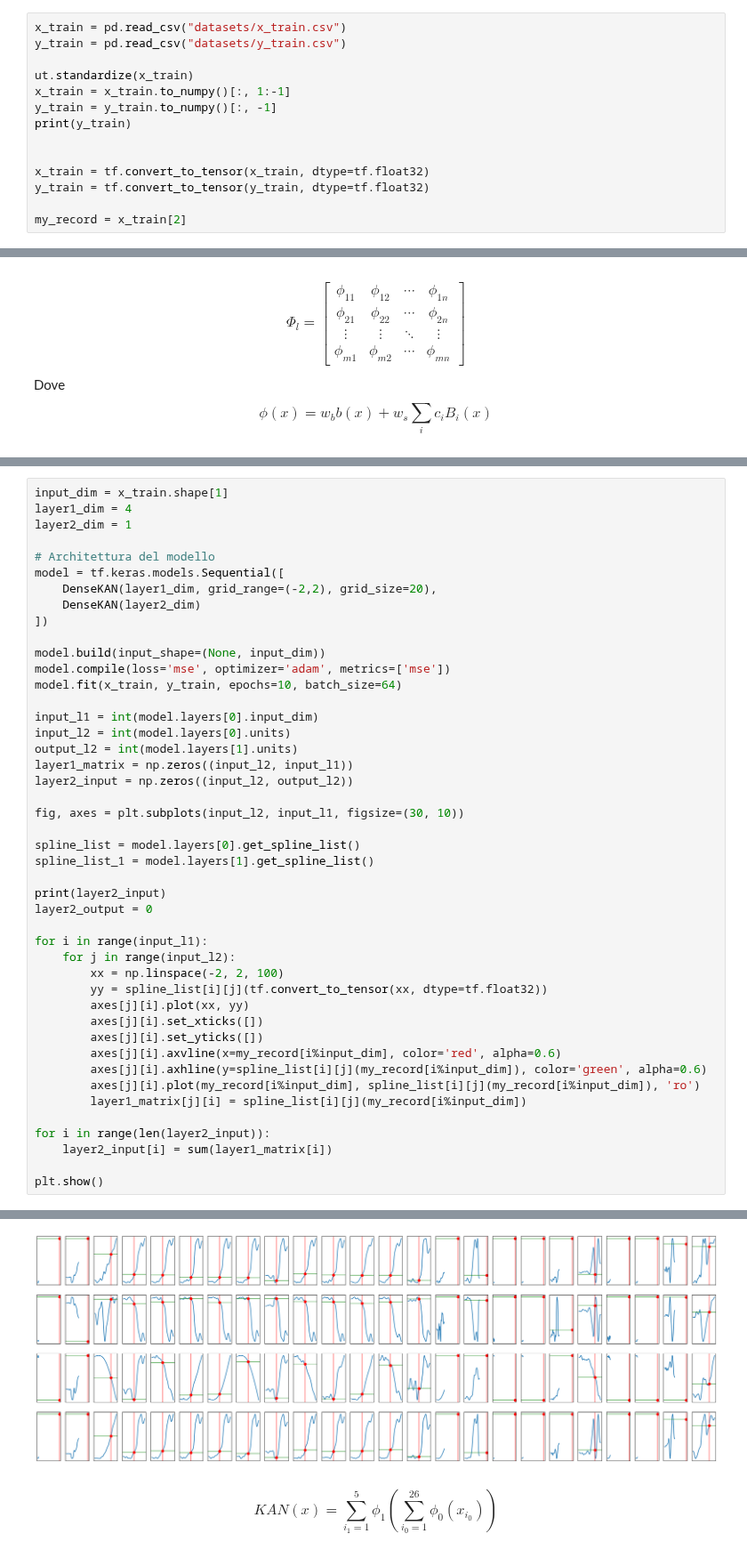
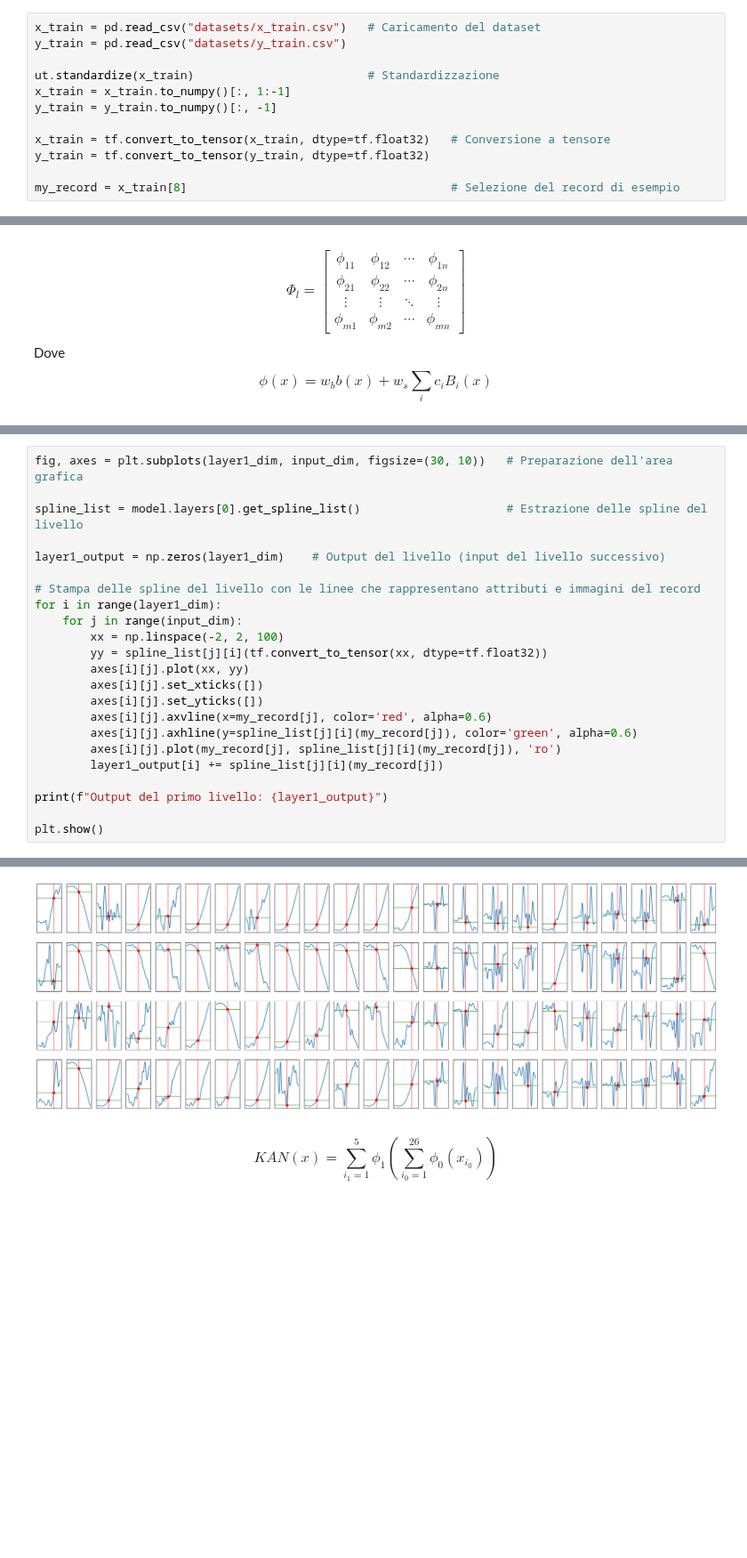
Before and after one commit to Church-17/YesWeKAN, a Jupyter notebook: visualize_spline.ipynb, the cells around one changed output, grey strips where cells are left out. Shown at 89% size. Saved outputs shown, nothing was run; the diff lists cells and outputs as text; blank space fills up the shorter version.

```diff
--- a/visualize_spline.ipynb
+++ b/visualize_spline.ipynb
@@ -11,14 +16,12 @@ from keras_tuner import HyperModel, GridSearch, RandomSearch
 # %%
-x_train = pd.read_csv("datasets/x_train.csv")
+x_train = pd.read_csv("datasets/x_train.csv")   # Caricamento del dataset
 y_train = pd.read_csv("datasets/y_train.csv")
 
-ut.standardize(x_train)
+ut.standardize(x_train)                         # Standardizzazione
 x_train = x_train.to_numpy()[:, 1:-1]
 y_train = y_train.to_numpy()[:, -1]
-print(y_train)
 
-
-x_train = tf.convert_to_tensor(x_train, dtype=tf.float32)
+x_train = tf.convert_to_tensor(x_train, dtype=tf.float32)   # Conversione a tensore
 y_train = tf.convert_to_tensor(y_train, dtype=tf.float32)
 
-my_record = x_train[2]
+my_record = x_train[8]                                      # Selezione del record di esempio
@@ -76,46 +91,24 @@ $$
 # %%
-input_dim = x_train.shape[1]
-layer1_dim = 4
-layer2_dim = 1
+fig, axes = plt.subplots(layer1_dim, input_dim, figsize=(30, 10))   # Preparazione dell'area grafica
 
-# Architettura del modello
-model = tf.keras.models.Sequential([
-    DenseKAN(layer1_dim, grid_range=(-2,2), grid_size=20),
-    DenseKAN(layer2_dim)
-])
+spline_list = model.layers[0].get_spline_list()                     # Estrazione delle spline del livello
 
-model.build(input_shape=(None, input_dim))
-model.compile(loss='mse', optimizer='adam', metrics=['mse'])
-model.fit(x_train, y_train, epochs=10, batch_size=64)
+layer1_output = np.zeros(layer1_dim)    # Output del livello (input del livello successivo)
 
-input_l1 = int(model.layers[0].input_dim)
-input_l2 = int(model.layers[0].units)
-output_l2 = int(model.layers[1].units)
-layer1_matrix = np.zeros((input_l2, input_l1))
-layer2_input = np.zeros((input_l2, output_l2))
+# Stampa delle spline del livello con le linee che rappresentano attributi e immagini del record
+for i in range(layer1_dim):
+    for j in range(input_dim):
+        xx = np.linspace(-2, 2, 100)
+        yy = spline_list[j][i](tf.convert_to_tensor(xx, dtype=tf.float32))
+        axes[i][j].plot(xx, yy)
+        axes[i][j].set_xticks([])
+        axes[i][j].set_yticks([])
+        axes[i][j].axvline(x=my_record[j], color='red', alpha=0.6)
+        axes[i][j].axhline(y=spline_list[j][i](my_record[j]), color='green', alpha=0.6)
+        axes[i][j].plot(my_record[j], spline_list[j][i](my_record[j]), 'ro')
+        layer1_output[i] += spline_list[j][i](my_record[j])
 
-fig, axes = plt.subplots(input_l2, input_l1, figsize=(30, 10))
-
-spline_list = model.layers[0].get_spline_list()
-spline_list_1 = model.layers[1].get_spline_list()
-
-print(layer2_input)
-layer2_output = 0
-
-for i in range(input_l1):
-    for j in range(input_l2):
-        xx = np.linspace(-2, 2, 100)
-        yy = spline_list[i][j](tf.convert_to_tensor(xx, dtype=tf.float32))
-        axes[j][i].plot(xx, yy)
-        axes[j][i].set_xticks([])
-        axes[j][i].set_yticks([])
-        axes[j][i].axvline(x=my_record[i%input_dim], color='red', alpha=0.6)
-        axes[j][i].axhline(y=spline_list[i][j](my_record[i%input_dim]), color='green', alpha=0.6)
-        axes[j][i].plot(my_record[i%input_dim], spline_list[i][j](my_record[i%input_dim]), 'ro')
-        layer1_matrix[j][i] = spline_list[i][j](my_record[i%input_dim])
-
-for i in range(len(layer2_input)):
-    layer2_input[i] = sum(layer1_matrix[i])
+print(f"Output del primo livello: {layer1_output}")
 
 plt.show()
 # %% [output]
@@ -139,4 +116,4 @@ Predizione 7.02640011748008, label: 3.0
-[figure, old version]
+[figure, new version]
 # %% [markdown]
 $$
 KAN(x) = \sum_{i_{1}=1}^{5}{\phi_{1}(\sum_{i_{0}=1}^{26}{\phi_{0}(x_{i_0})})}
```
Also changed, not shown: parts of 13 cells of this notebook.
